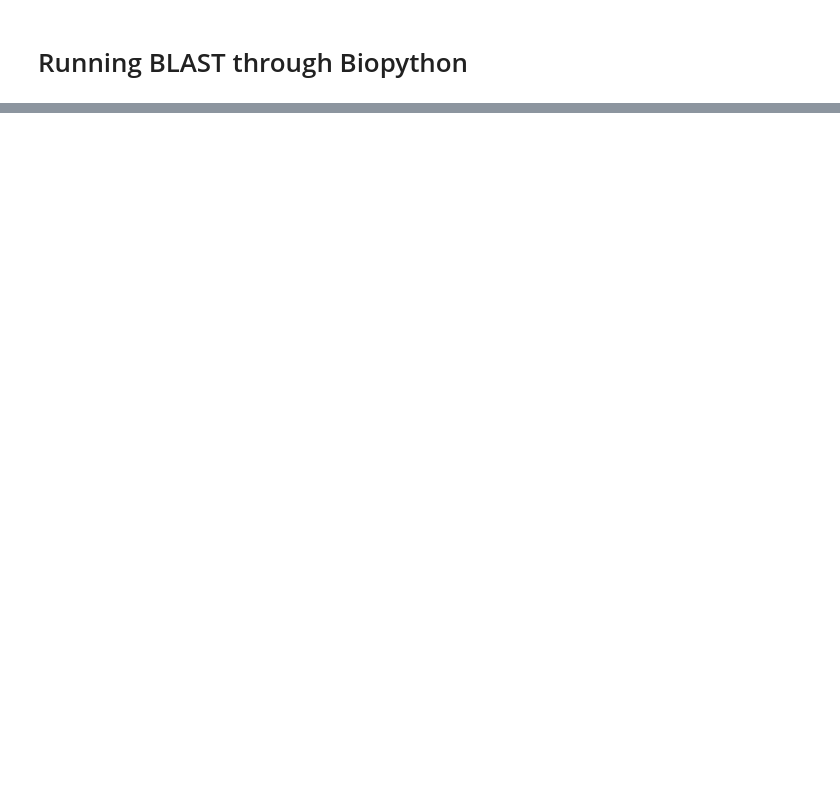
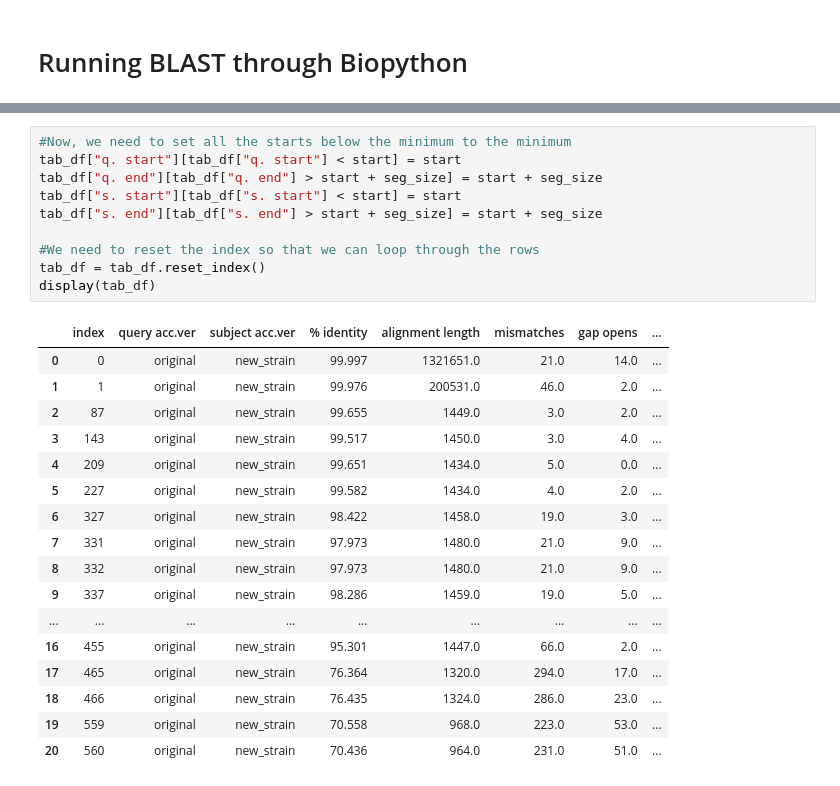
Before and after one commit to SentientVirus/ATTC_biopython, a Jupyter notebook: Blast.ipynb, the cells around one changed output, grey strips where cells are left out. Saved outputs shown, nothing was run; the diff lists cells and outputs as text; blank space fills up the shorter version.

```diff
--- a/Blast.ipynb
+++ b/Blast.ipynb
@@ -15,0 +174,28 @@ ApplicationError: Non-zero return code 127 from 'blastp -query ftsZ.fna -db nr -
+# %%
+#Now, we need to set all the starts below the minimum to the minimum
+tab_df["q. start"][tab_df["q. start"] < start] = start
+tab_df["q. end"][tab_df["q. end"] > start + seg_size] = start + seg_size
+tab_df["s. start"][tab_df["s. start"] < start] = start
+tab_df["s. end"][tab_df["s. end"] > start + seg_size] = start + seg_size
+
+#We need to reset the index so that we can loop through the rows
+tab_df = tab_df.reset_index()
+display(tab_df)
+# %% [output]
+|  | index | query acc.ver | subject acc.ver | % identity | alignment length | mismatches | gap opens | ... |
+| 0 | 0 | original | new_strain | 99.997 | 1321651.0 | 21.0 | 14.0 | ... |
+| 1 | 1 | original | new_strain | 99.976 | 200531.0 | 46.0 | 2.0 | ... |
+| 2 | 87 | original | new_strain | 99.655 | 1449.0 | 3.0 | 2.0 | ... |
+| 3 | 143 | original | new_strain | 99.517 | 1450.0 | 3.0 | 4.0 | ... |
+| 4 | 209 | original | new_strain | 99.651 | 1434.0 | 5.0 | 0.0 | ... |
+| 5 | 227 | original | new_strain | 99.582 | 1434.0 | 4.0 | 2.0 | ... |
+| 6 | 327 | original | new_strain | 98.422 | 1458.0 | 19.0 | 3.0 | ... |
+| 7 | 331 | original | new_strain | 97.973 | 1480.0 | 21.0 | 9.0 | ... |
+| 8 | 332 | original | new_strain | 97.973 | 1480.0 | 21.0 | 9.0 | ... |
+| 9 | 337 | original | new_strain | 98.286 | 1459.0 | 19.0 | 5.0 | ... |
+| ... | ... | ... | ... | ... | ... | ... | ... | ... |
+| 16 | 455 | original | new_strain | 95.301 | 1447.0 | 66.0 | 2.0 | ... |
+| 17 | 465 | original | new_strain | 76.364 | 1320.0 | 294.0 | 17.0 | ... |
+| 18 | 466 | original | new_strain | 76.435 | 1324.0 | 286.0 | 23.0 | ... |
+| 19 | 559 | original | new_strain | 70.558 | 968.0 | 223.0 | 53.0 | ... |
+| 20 | 560 | original | new_strain | 70.436 | 964.0 | 231.0 | 51.0 | ... |
```
Also changed, not shown: parts of 26 cells of this notebook, 5 other files.
